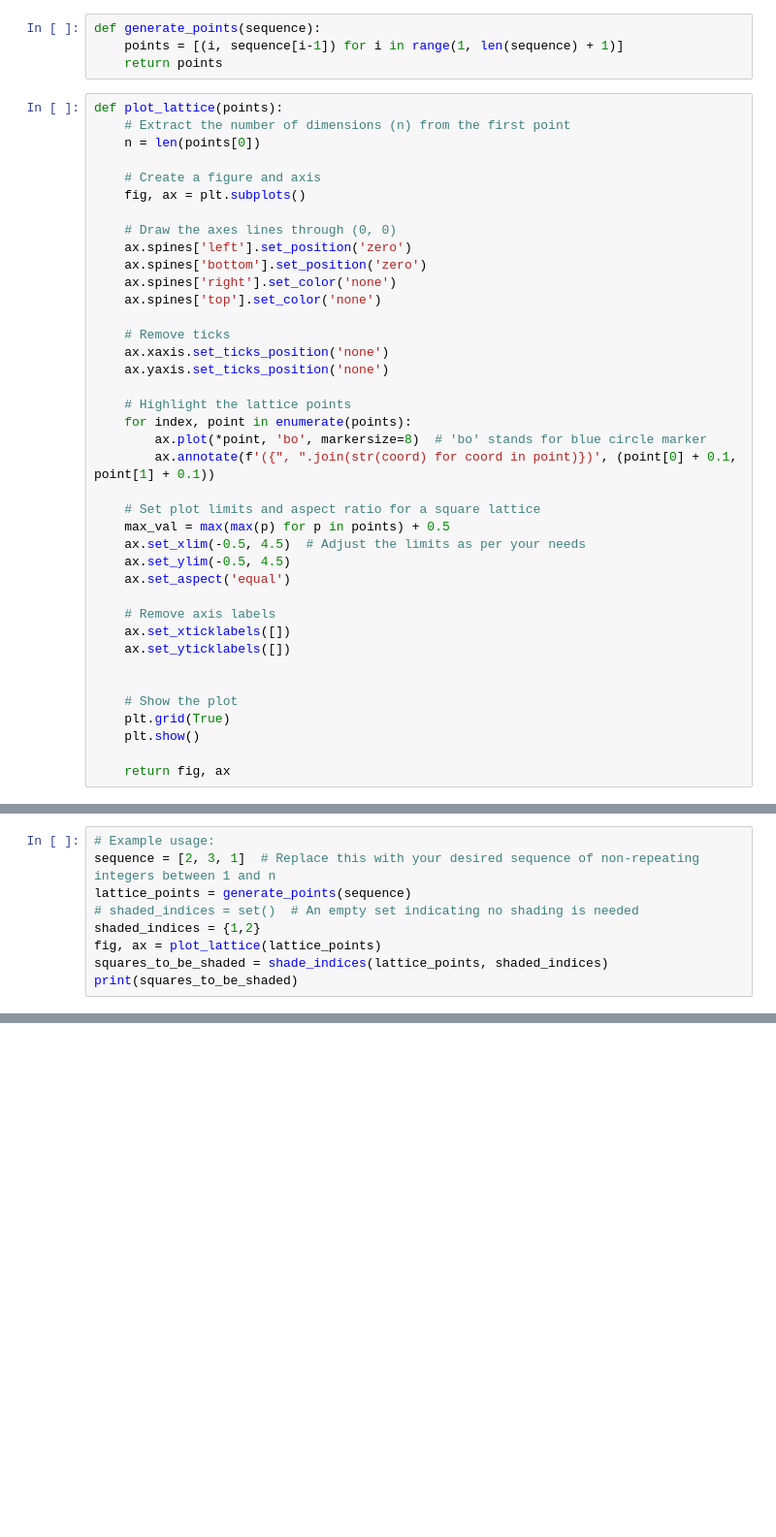
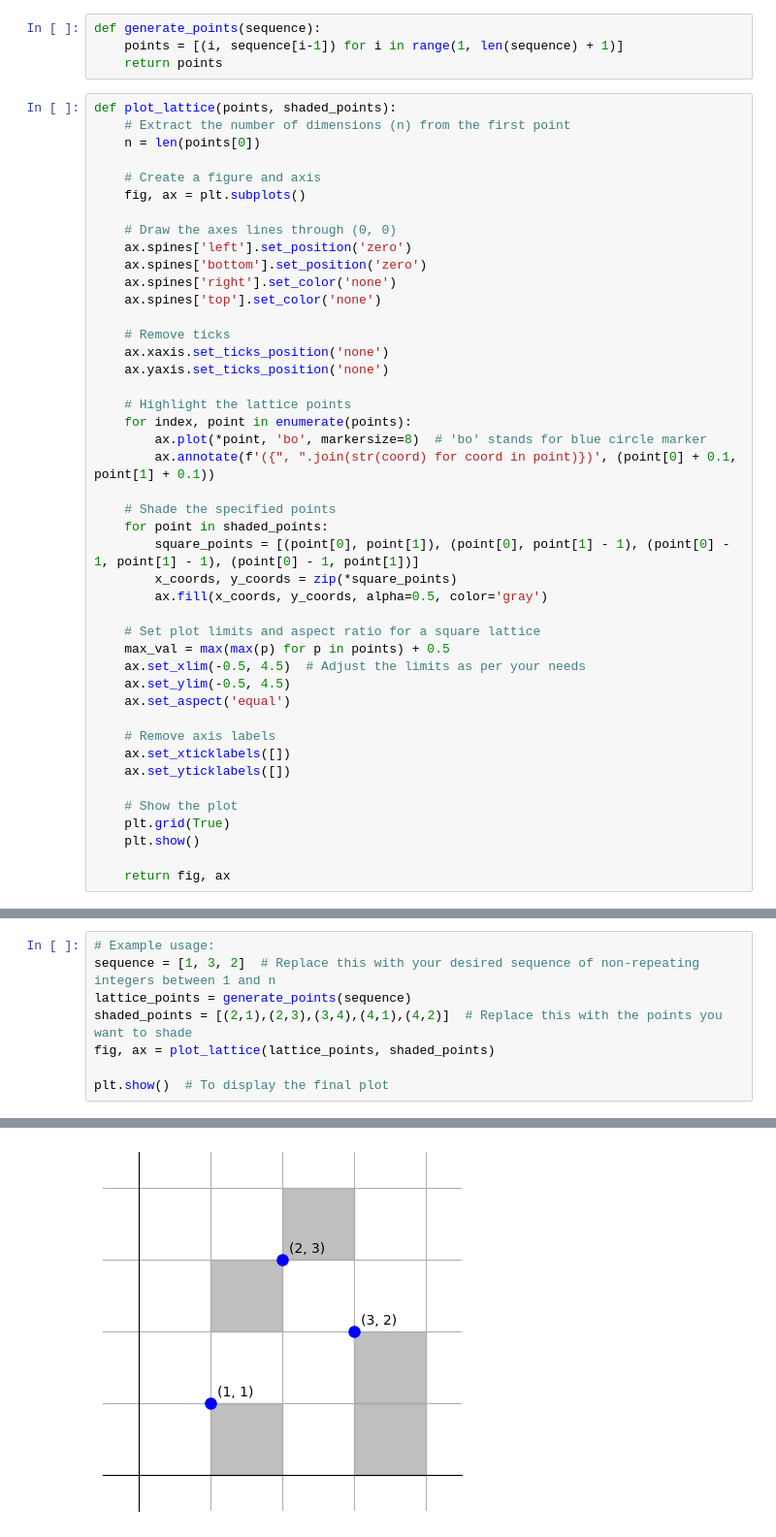
Before and after one commit to delyan-kirov/PermPatterns, a Jupyter notebook: scripts/VisualizePoints.ipynb, the cells around one changed output, grey strips where cells are left out. Shown: that part at 97% size. Saved outputs shown, nothing was run; the diff lists cells and outputs as text; blank space fills up the shorter version.

```diff
--- a/scripts/VisualizePoints.ipynb
+++ b/scripts/VisualizePoints.ipynb
@@ -7,7 +5,7 @@ def generate_points(sequence):
     points = [(i, sequence[i-1]) for i in range(1, len(sequence) + 1)]
     return points
 # %%
-def plot_lattice(points):
+def plot_lattice(points, shaded_points):
     # Extract the number of dimensions (n) from the first point
     n = len(points[0])
 
@@ -29,6 +27,12 @@ def plot_lattice(points):
         ax.plot(*point, 'bo', markersize=8)  # 'bo' stands for blue circle marker
         ax.annotate(f'({", ".join(str(coord) for coord in point)})', (point[0] + 0.1, point[1] + 0.1))
 
+    # Shade the specified points
+    for point in shaded_points:
+        square_points = [(point[0], point[1]), (point[0], point[1] - 1), (point[0] - 1, point[1] - 1), (point[0] - 1, point[1])]
+        x_coords, y_coords = zip(*square_points)
+        ax.fill(x_coords, y_coords, alpha=0.5, color='gray')
+
     # Set plot limits and aspect ratio for a square lattice
     max_val = max(max(p) for p in points) + 0.5
     ax.set_xlim(-0.5, 4.5)  # Adjust the limits as per your needs
@@ -39,7 +43,6 @@ def plot_lattice(points):
     ax.set_xticklabels([])
     ax.set_yticklabels([])
 
-
     # Show the plot
     plt.grid(True)
     plt.show()
@@ -80,10 +57,9 @@ def shade_indices(points, adjacencies):
 # %%
 # Example usage:
-sequence = [2, 3, 1]  # Replace this with your desired sequence of non-repeating integers between 1 and n
+sequence = [1, 3, 2]  # Replace this with your desired sequence of non-repeating integers between 1 and n
 lattice_points = generate_points(sequence)
-# shaded_indices = set()  # An empty set indicating no shading is needed
-shaded_indices = {1,2}
-fig, ax = plot_lattice(lattice_points)
-squares_to_be_shaded = shade_indices(lattice_points, shaded_indices)
-print(squares_to_be_shaded)
+shaded_points = [(2,1),(2,3),(3,4),(4,1),(4,2)]  # Replace this with the points you want to shade
+fig, ax = plot_lattice(lattice_points, shaded_points)
+
+plt.show()  # To display the final plot
 # %% [output]
@@ -90,0 +66 @@ NameError: name 'generate_lattice_points' is not defined
+[figure, added]
```
Also changed, not shown: parts of 14 cells of this notebook, 13 other files.
